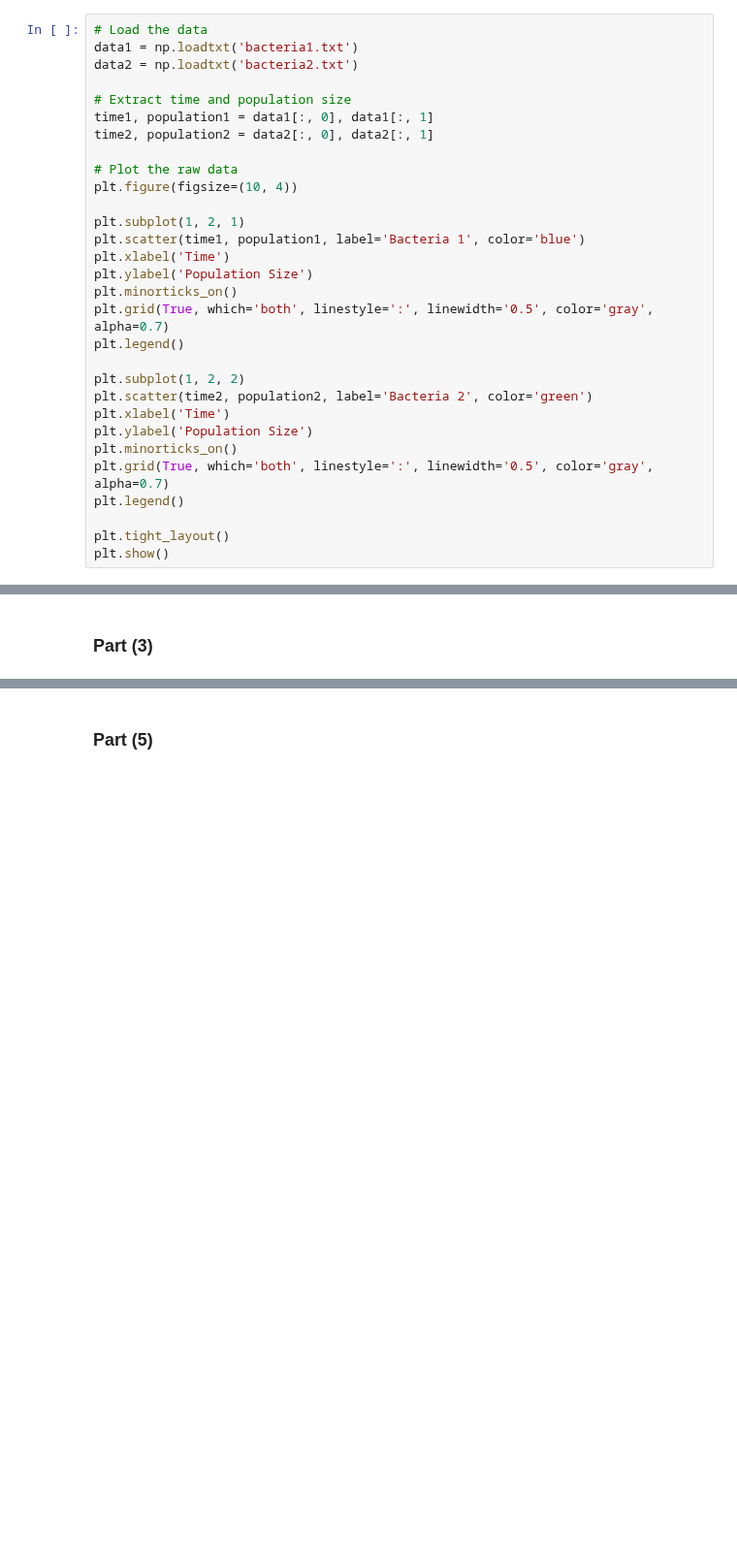
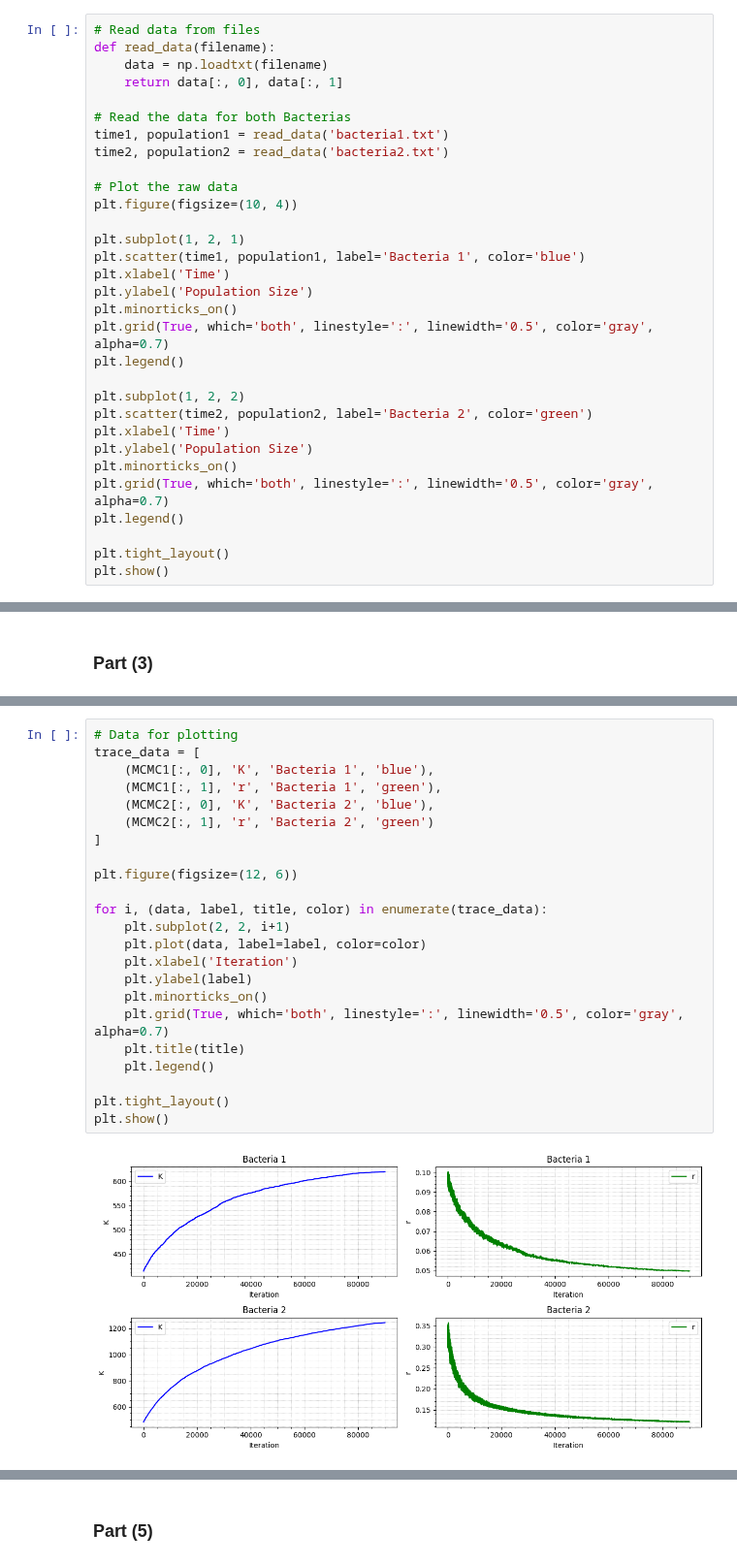
Before and after one commit to Mani0237/Prelims, a Jupyter notebook: prelim2024/Q9-200973108/Q9.ipynb, the cells around one changed output, grey strips where cells are left out. Shown at 97% size. Cells and saved outputs as stored; diff of their text form; blank space fills up the shorter version.

```diff
--- a/prelim2024/Q9-200973108/Q9.ipynb
+++ b/prelim2024/Q9-200973108/Q9.ipynb
@@ -11,13 +11,14 @@ import matplotlib.pyplot as plt
 # %% [markdown]
 ### Part (1)
 # %%
-# Load the data
-data1 = np.loadtxt('bacteria1.txt')
-data2 = np.loadtxt('bacteria2.txt')
+# Read data from files
+def read_data(filename):
+    data = np.loadtxt(filename)
+    return data[:, 0], data[:, 1]
 
-# Extract time and population size
-time1, population1 = data1[:, 0], data1[:, 1]
-time2, population2 = data2[:, 0], data2[:, 1]
+# Read the data for both Bacterias
+time1, population1 = read_data('bacteria1.txt')
+time2, population2 = read_data('bacteria2.txt')
 
 # Plot the raw data
 plt.figure(figsize=(10, 4))
@@ -174 +133,26 @@ plt.show()
+# %%
+# Data for plotting
+trace_data = [
+    (MCMC1[:, 0], 'K', 'Bacteria 1', 'blue'),
+    (MCMC1[:, 1], 'r', 'Bacteria 1', 'green'),
+    (MCMC2[:, 0], 'K', 'Bacteria 2', 'blue'),
+    (MCMC2[:, 1], 'r', 'Bacteria 2', 'green')
+]
+
+plt.figure(figsize=(12, 6))
+
+for i, (data, label, title, color) in enumerate(trace_data):
+    plt.subplot(2, 2, i+1)
+    plt.plot(data, label=label, color=color)
+    plt.xlabel('Iteration')
+    plt.ylabel(label)
+    plt.minorticks_on()
+    plt.grid(True, which='both', linestyle=':', linewidth='0.5', color='gray', alpha=0.7)
+    plt.title(title)
+    plt.legend()
+
+plt.tight_layout()
+plt.show()
+# %% [output]
+[figure, added]
 # %%
```
Also changed, not shown: parts of 17 cells of this notebook.
